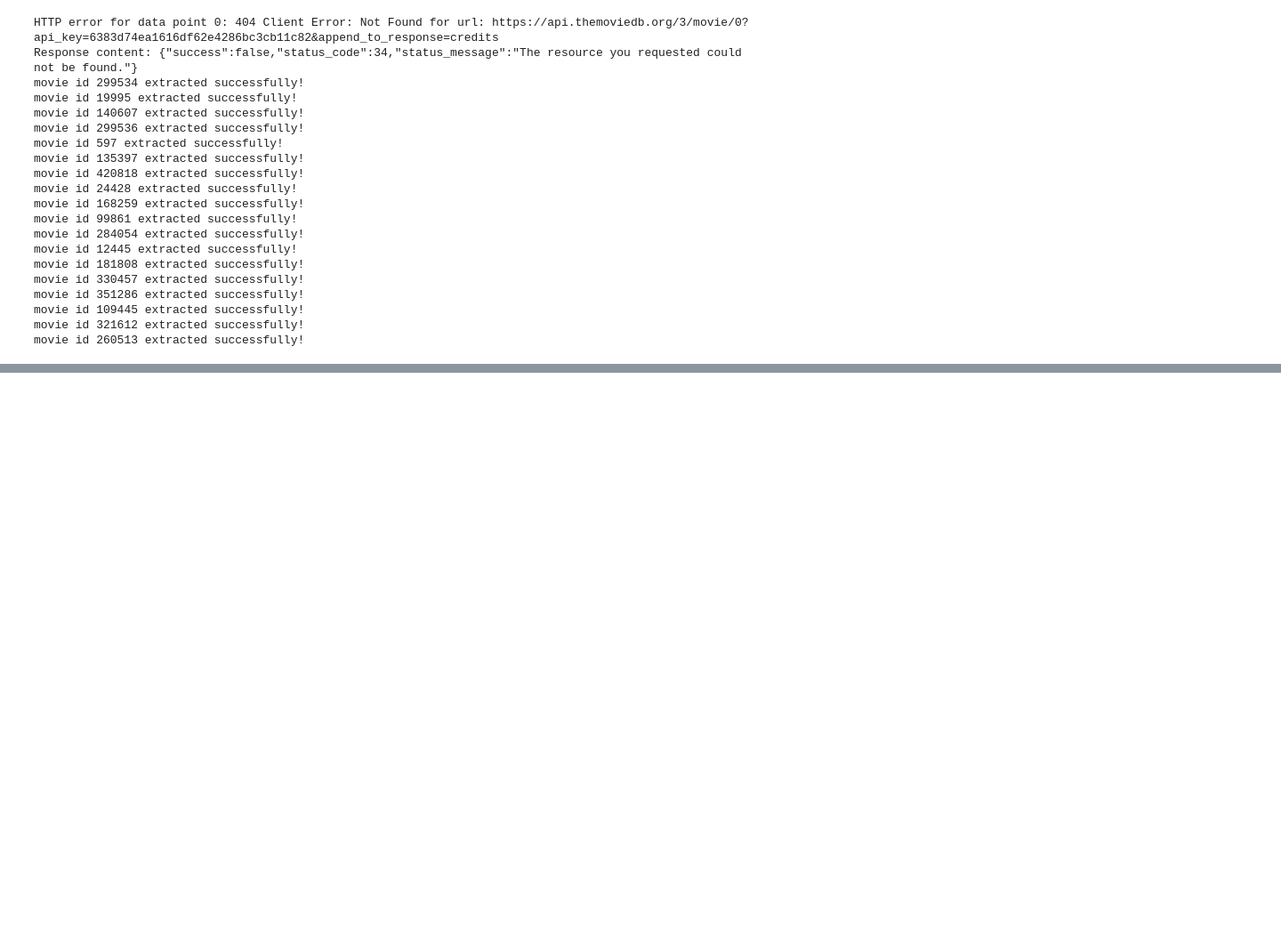
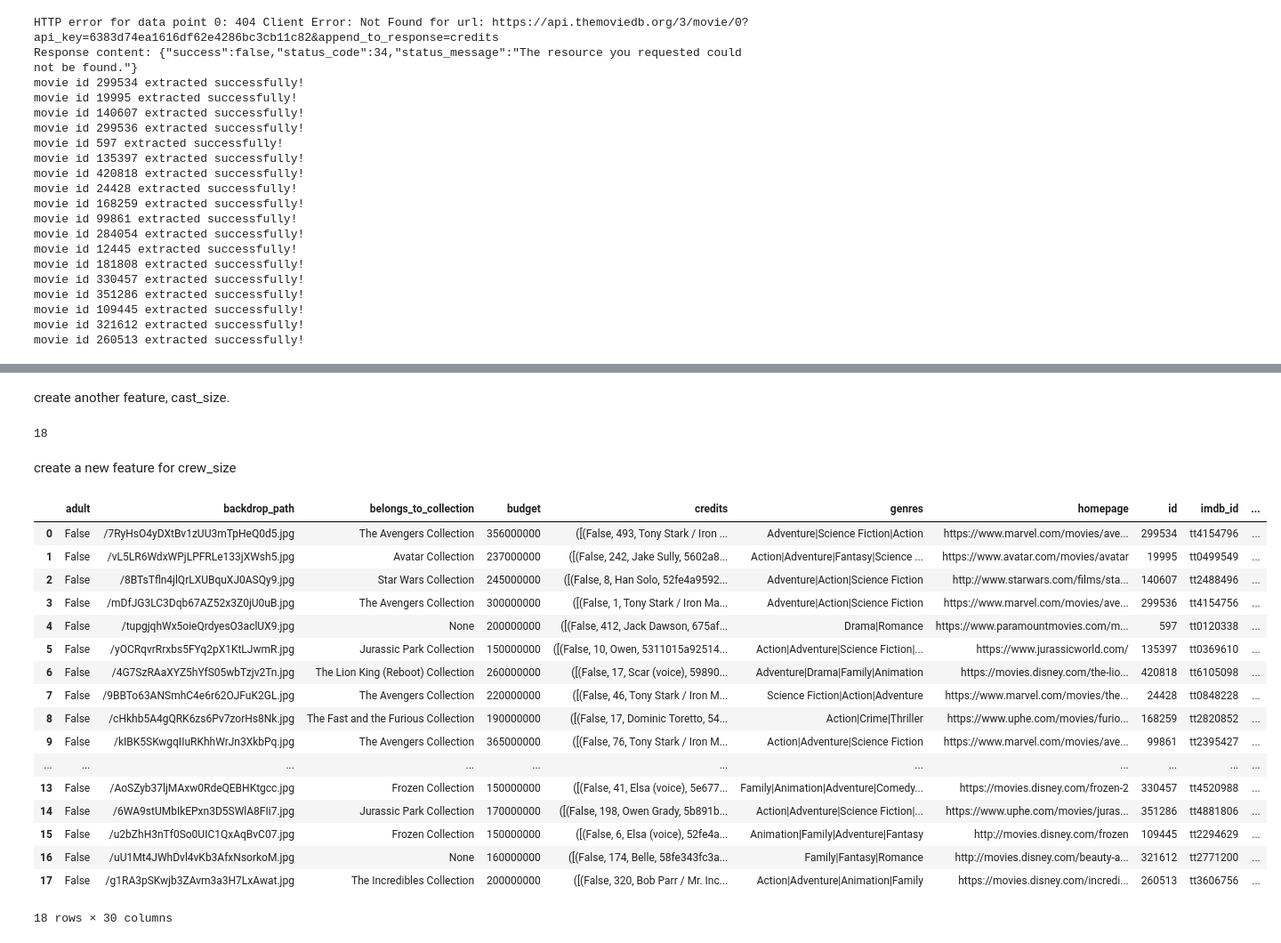
Before and after one commit to nuelwhite/Data-Engineering-Portfolio, a Jupyter notebook: workbook.ipynb, the cells around one changed output, grey strips where cells are left out. Shown: that part at 89% size. Drawn from its saved outputs; the diff is of its cells as text; code cells hidden in the pictures; blank space fills up the shorter version.

Commit message:
Feat: Preprocess and clean extracted data * extract name fields from nested structs * perform feature engineering: - cast, cast_size, crew_size, directors * Save cleaned file to 'data/processed'

```diff
--- a/workbook.ipynb
+++ b/workbook.ipynb
@@ -151,0 +399,8 @@ len(movie_data)
+# %%
+# extract and seperate company names with "|"
+movie_data_df = movie_data_df.withColumn(
+   'production_companies',
+    concat_ws("|", col('production_companies.name'))
+)
+
+movie_data_df.select('title', 'belongs_to_collection','genres', 'spoken_languages', 'production_companies' ).show(5)
@@ -151,0 +440,8 @@ len(movie_data)
+# %%
+# extract production country name fields, seperated with |
+movie_data_df = movie_data_df.withColumn(
+   'production_countries',
+    concat_ws("|", col('production_countries.name'))
+)
+
+movie_data_df.select('title', 'production_companies', 'production_countries').show(5)
@@ -151,0 +510,47 @@ len(movie_data)
+# %%
+
+movie_data_df = movie_data_df.withColumn(
+    'casts',
+    concat_ws('|', col('credits.cast.name'))
+)
+# %% [markdown]
+create another feature, cast_size.
+# %%
+movie_data_df.select('credits.cast.name').count()
+# %% [output]
+18
+# %%
+from pyspark.sql.functions import size
+
+movie_data_df = movie_data_df.withColumn(
+    'cast_size',
+    size(col('credits.cast'))
+)
+# %% [markdown]
+create a new feature for crew_size
+# %%
+movie_data_df = movie_data_df.withColumn(
+    'crew_size',
+    size(col('credits.crew'))
+)
+
+movie_data_df.select('*').toPandas()
+# %% [output]
+|  | adult | backdrop_path | belongs_to_collection | budget | credits | genres | homepage | id | imdb_id | ... |
+| 0 | False | /7RyHsO4yDXtBv1zUU3mTpHeQ0d5.jpg | The Avengers Collection | 356000000 | ([(False, 493, Tony Stark / Iron ... | Adventure|Science Fiction|Action | https://www.marvel.com/movies/ave... | 299534 | tt4154796 | ... |
+| 1 | False | /vL5LR6WdxWPjLPFRLe133jXWsh5.jpg | Avatar Collection | 237000000 | ([(False, 242, Jake Sully, 5602a8... | Action|Adventure|Fantasy|Science ... | https://www.avatar.com/movies/avatar | 19995 | tt0499549 | ... |
+| 2 | False | /8BTsTfln4jlQrLXUBquXJ0ASQy9.jpg | Star Wars Collection | 245000000 | ([(False, 8, Han Solo, 52fe4a9592... | Adventure|Action|Science Fiction | http://www.starwars.com/films/sta... | 140607 | tt2488496 | ... |
+| 3 | False | /mDfJG3LC3Dqb67AZ52x3Z0jU0uB.jpg | The Avengers Collection | 300000000 | ([(False, 1, Tony Stark / Iron Ma... | Adventure|Action|Science Fiction | https://www.marvel.com/movies/ave... | 299536 | tt4154756 | ... |
+| 4 | False | /tupgjqhWx5oieQrdyesO3aclUX9.jpg | None | 200000000 | ([(False, 412, Jack Dawson, 675af... | Drama|Romance | https://www.paramountmovies.com/m... | 597 | tt0120338 | ... |
+| 5 | False | /yOCRqvrRrxbs5FYq2pX1KtLJwmR.jpg | Jurassic Park Collection | 150000000 | ([(False, 10, Owen, 5311015a92514... | Action|Adventure|Science Fiction|... | https://www.jurassicworld.com/ | 135397 | tt0369610 | ... |
+| 6 | False | /4G7SzRAaXYZ5hYfS05wbTzjv2Tn.jpg | The Lion King (Reboot) Collection | 260000000 | ([(False, 17, Scar (voice), 59890... | Adventure|Drama|Family|Animation | https://movies.disney.com/the-lio... | 420818 | tt6105098 | ... |
+| 7 | False | /9BBTo63ANSmhC4e6r62OJFuK2GL.jpg | The Avengers Collection | 220000000 | ([(False, 46, Tony Stark / Iron M... | Science Fiction|Action|Adventure | https://www.marvel.com/movies/the... | 24428 | tt0848228 | ... |
+| 8 | False | /cHkhb5A4gQRK6zs6Pv7zorHs8Nk.jpg | The Fast and the Furious Collection | 190000000 | ([(False, 17, Dominic Toretto, 54... | Action|Crime|Thriller | https://www.uphe.com/movies/furio... | 168259 | tt2820852 | ... |
+| 9 | False | /kIBK5SKwgqIIuRKhhWrJn3XkbPq.jpg | The Avengers Collection | 365000000 | ([(False, 76, Tony Stark / Iron M... | Action|Adventure|Science Fiction | https://www.marvel.com/movies/ave... | 99861 | tt2395427 | ... |
+| ... | ... | ... | ... | ... | ... | ... | ... | ... | ... | ... |
+| 13 | False | /AoSZyb37ljMAxw0RdeQEBHKtgcc.jpg | Frozen Collection | 150000000 | ([(False, 41, Elsa (voice), 5e677... | Family|Animation|Adventure|Comedy... | https://movies.disney.com/frozen-2 | 330457 | tt4520988 | ... |
+| 14 | False | /6WA9stUMbIkEPxn3D5SWlA8FIi7.jpg | Jurassic Park Collection | 170000000 | ([(False, 198, Owen Grady, 5b891b... | Action|Adventure|Science Fiction|... | https://www.uphe.com/movies/juras... | 351286 | tt4881806 | ... |
+| 15 | False | /u2bZhH3nTf0So0UIC1QxAqBvC07.jpg | Frozen Collection | 150000000 | ([(False, 6, Elsa (voice), 52fe4a... | Animation|Family|Adventure|Fantasy | http://movies.disney.com/frozen | 109445 | tt2294629 | ... |
+| 16 | False | /uU1Mt4JWhDvl4vKb3AfxNsorkoM.jpg | None | 160000000 | ([(False, 174, Belle, 58fe343fc3a... | Family|Fantasy|Romance | http://movies.disney.com/beauty-a... | 321612 | tt2771200 | ... |
+| 17 | False | /g1RA3pSKwjb3ZAvm3a3H7LxAwat.jpg | The Incredibles Collection | 200000000 | ([(False, 320, Bob Parr / Mr. Inc... | Action|Adventure|Animation|Family | https://movies.disney.com/incredi... | 260513 | tt3606756 | ... |
+18 rows × 30 columns
```
Also changed, not shown: parts of 58 cells of this notebook.
